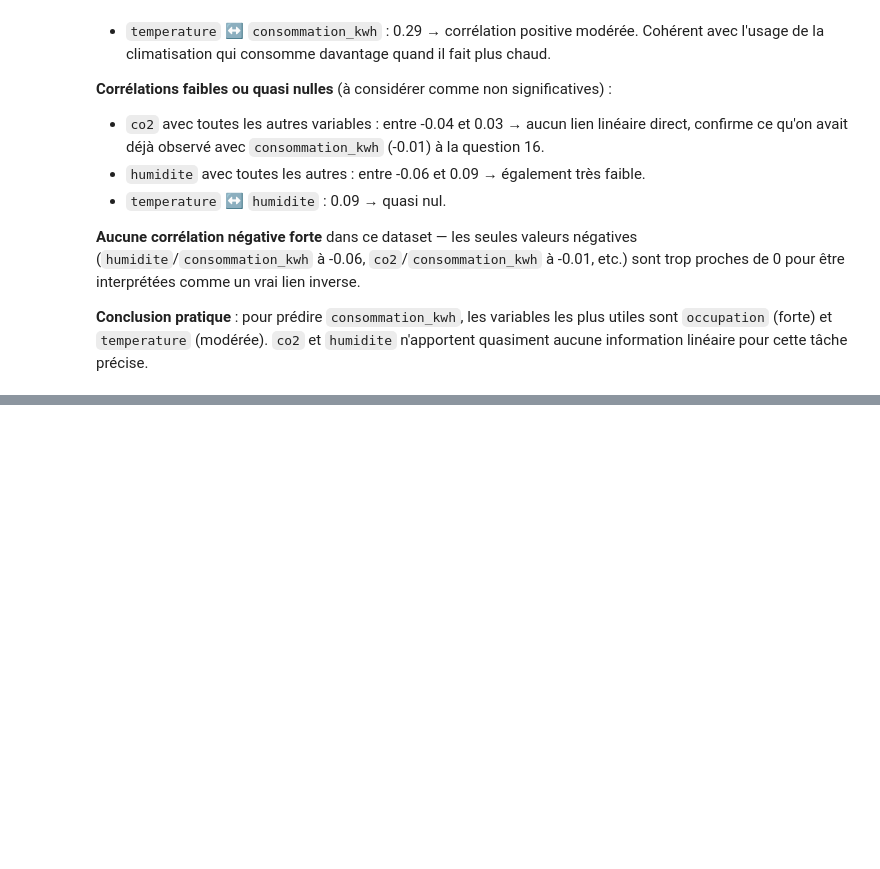
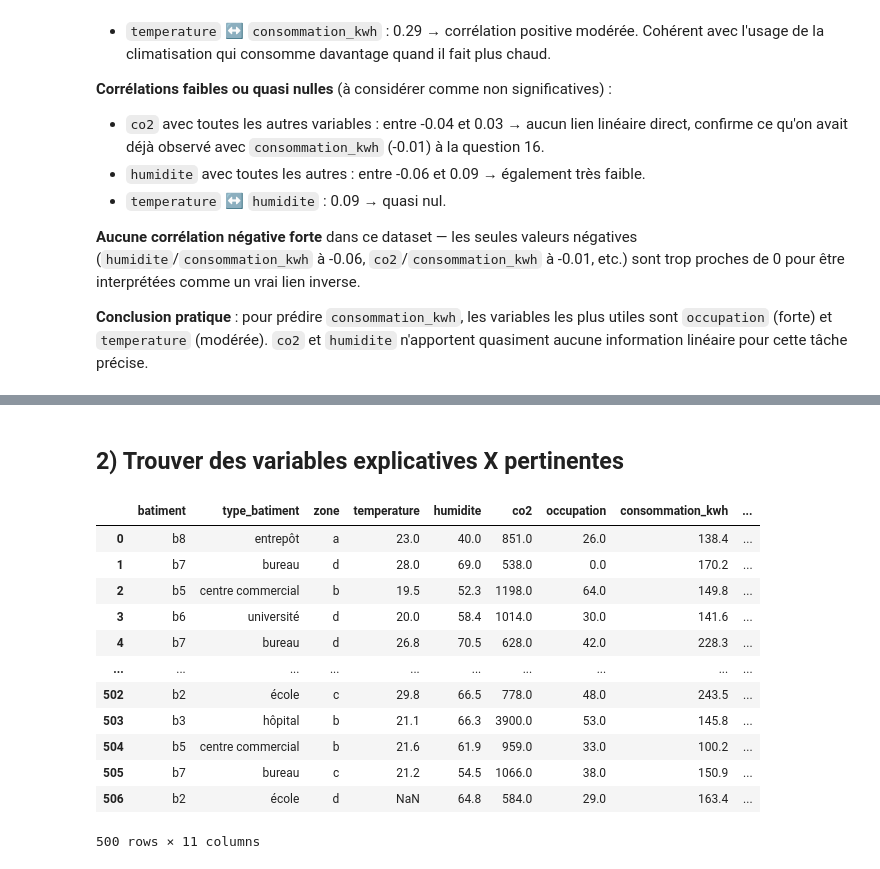
Before and after one commit to Mayra-99/-atelier_prepa_donnees_tab-, a Jupyter notebook: notebooks/atelier_prepa_donnees_tab.ipynb .ipynb, the cells around one changed output, grey strips where cells are left out. Drawn from its saved outputs; the diff is of its cells as text; code cells hidden in the pictures; blank space fills up the shorter version.

Commit message:
Partie 2 – Séparation X / y ::2) Trouver des variables explicatives X pertinentes

```diff
--- a/notebooks/atelier_prepa_donnees_tab.ipynb .ipynb
+++ b/notebooks/atelier_prepa_donnees_tab.ipynb .ipynb
@@ -673,0 +694,20 @@ quasiment aucune information linéaire pour cette tâche précise.
+# %% [markdown]
+## 2) Trouver des variables explicatives X pertinentes
+# %%
+colonnes_a_exclure = ["id_mesure", "date", "alerte"]
+X = df.drop(columns=colonnes_a_exclure)
+X
+# %% [output]
+|  | batiment | type_batiment | zone | temperature | humidite | co2 | occupation | consommation_kwh | ... |
+| 0 | b8 | entrepôt | a | 23.0 | 40.0 | 851.0 | 26.0 | 138.4 | ... |
+| 1 | b7 | bureau | d | 28.0 | 69.0 | 538.0 | 0.0 | 170.2 | ... |
+| 2 | b5 | centre commercial | b | 19.5 | 52.3 | 1198.0 | 64.0 | 149.8 | ... |
+| 3 | b6 | université | d | 20.0 | 58.4 | 1014.0 | 30.0 | 141.6 | ... |
+| 4 | b7 | bureau | d | 26.8 | 70.5 | 628.0 | 42.0 | 228.3 | ... |
+| ... | ... | ... | ... | ... | ... | ... | ... | ... | ... |
+| 502 | b2 | école | c | 29.8 | 66.5 | 778.0 | 48.0 | 243.5 | ... |
+| 503 | b3 | hôpital | b | 21.1 | 66.3 | 3900.0 | 53.0 | 145.8 | ... |
+| 504 | b5 | centre commercial | b | 21.6 | 61.9 | 959.0 | 33.0 | 100.2 | ... |
+| 505 | b7 | bureau | c | 21.2 | 54.5 | 1066.0 | 38.0 | 150.9 | ... |
+| 506 | b2 | école | d | NaN | 64.8 | 584.0 | 29.0 | 163.4 | ... |
+500 rows × 11 columns
```
Also changed, not shown: parts of 3 cells of this notebook.
